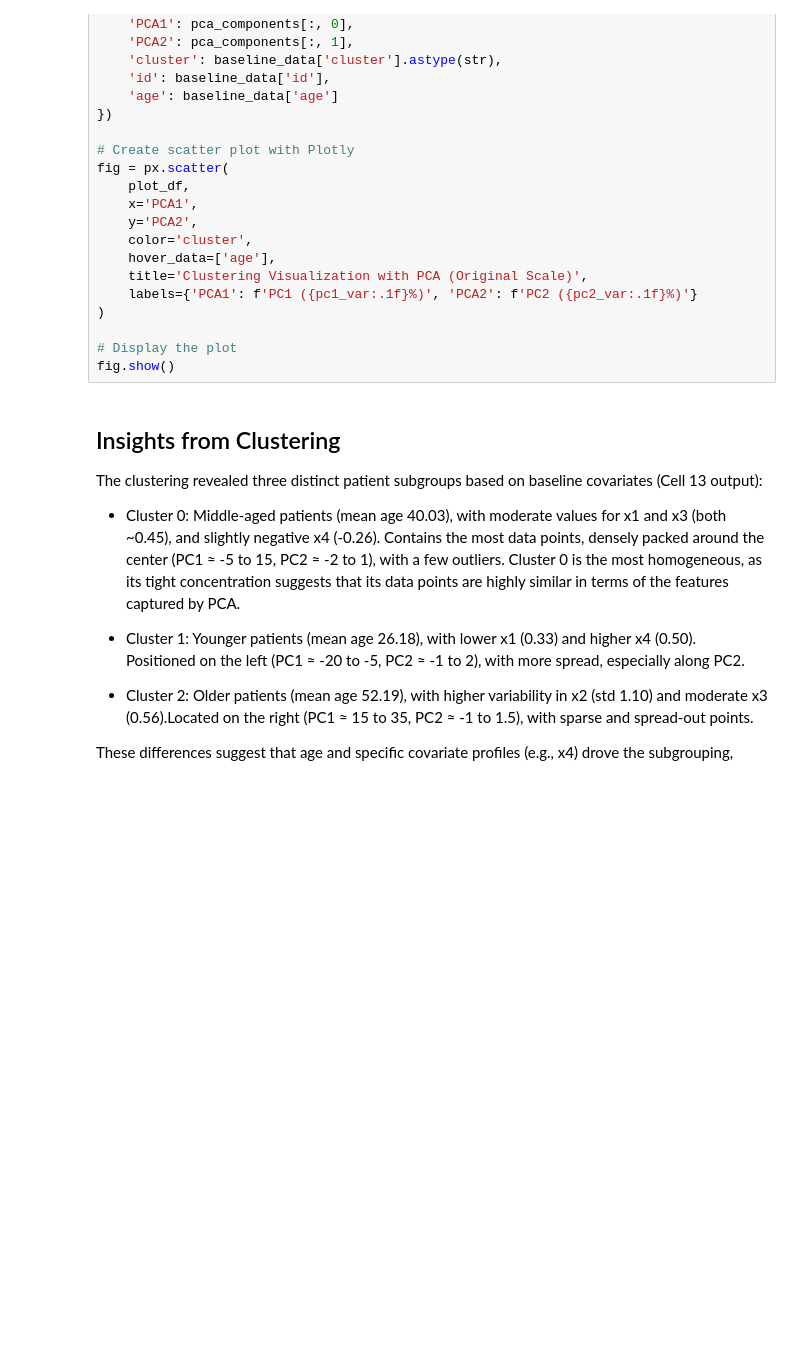
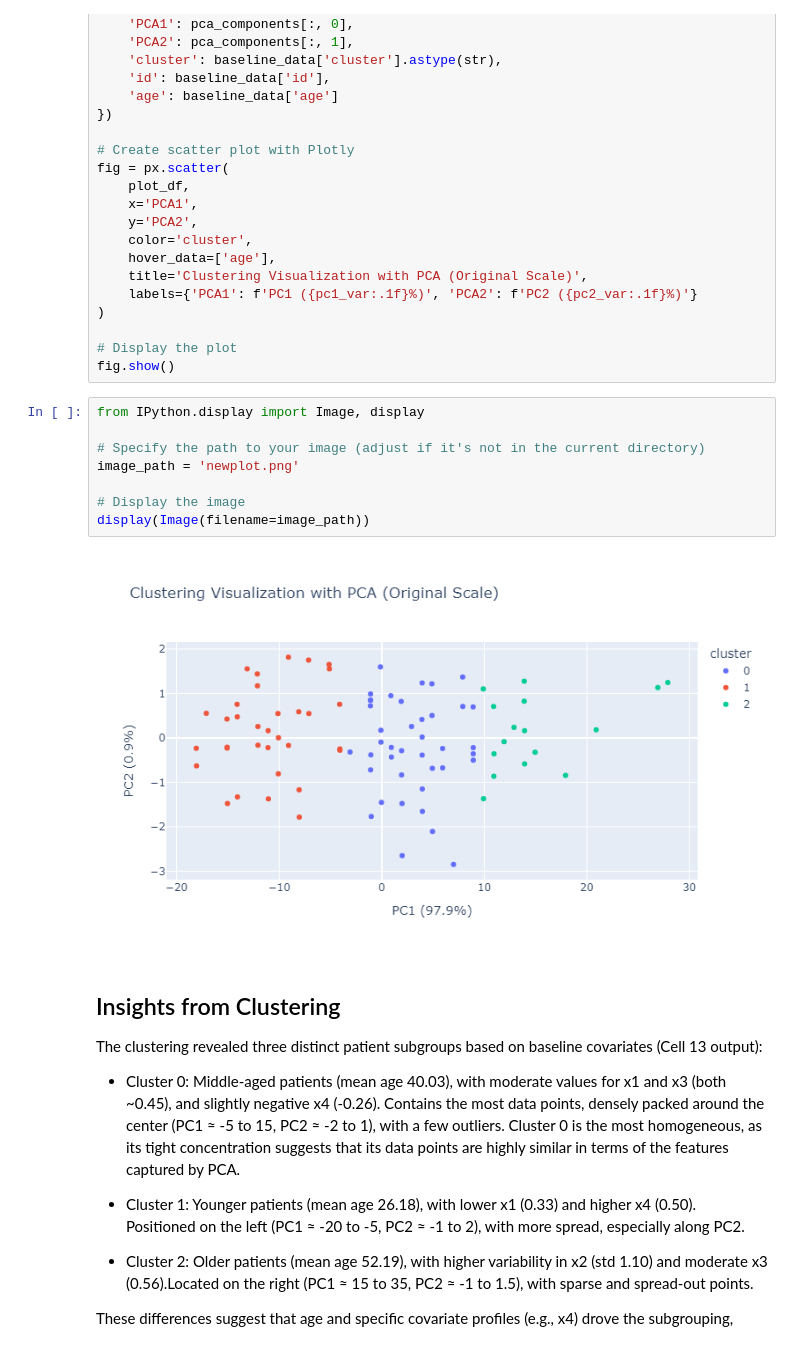
Before and after one commit to vehchu/Clustering-Assignment-1, a Jupyter notebook: tte-v2.ipynb, the cells around one changed output. Cells and saved outputs as stored; diff of their text form; blank space fills up the shorter version.

Commit message:
NOW i added the image

```diff
--- a/tte-v2.ipynb
+++ b/tte-v2.ipynb
@@ -138,6 +138,16 @@ fig = px.scatter(
 
 # Display the plot
 fig.show()
+# %%
+from IPython.display import Image, display
+
+# Specify the path to your image (adjust if it's not in the current directory)
+image_path = 'newplot.png'
+
+# Display the image
+display(Image(filename=image_path))
+# %% [output]
+[figure, added]
 # %% [markdown]
 ## Insights from Clustering
 
```
